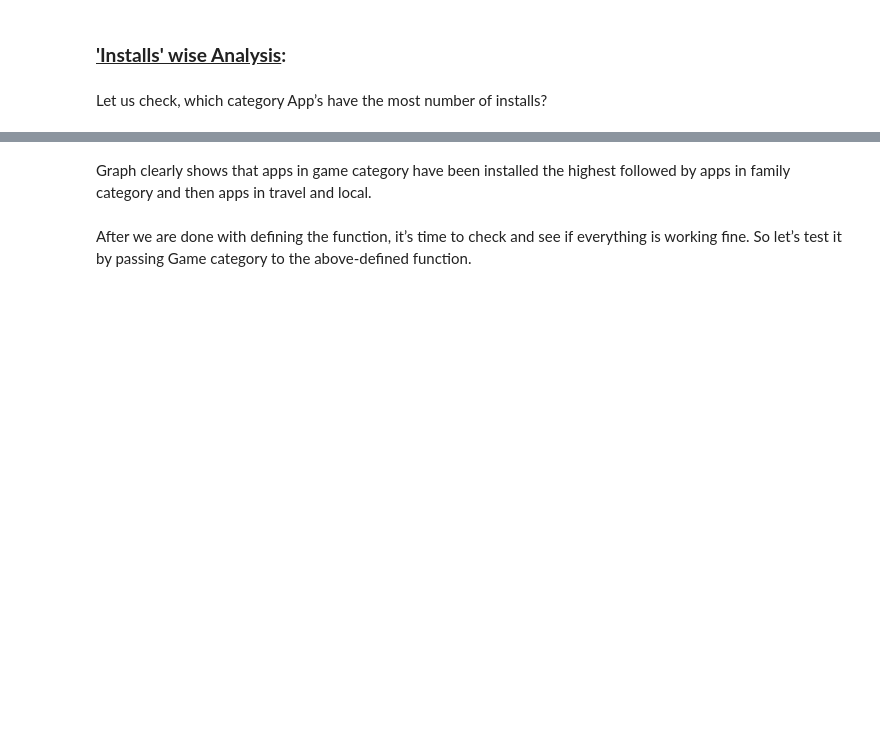
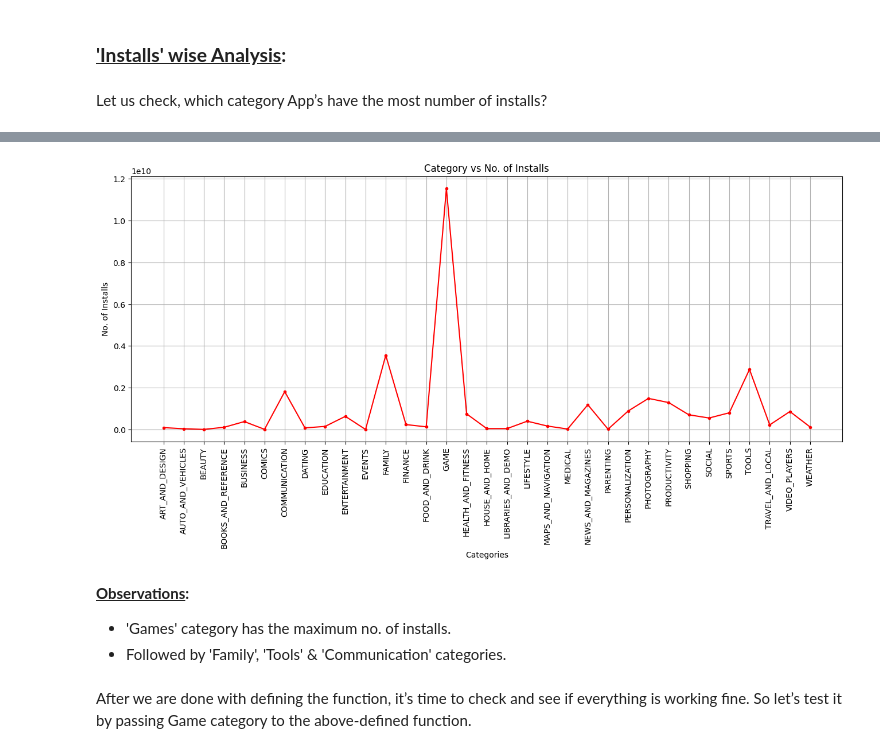
Before and after one commit to aviralsingh2907/PlayStore-App-Review-Analysis, a Jupyter notebook: EDA_Play_Store_App_Review_Analysis.ipynb, the cells around one changed output, grey strips where cells are left out. Cells and saved outputs as stored; diff of their text form; code cells hidden in the pictures; blank space fills up the shorter version.

```diff
--- a/EDA_Play_Store_App_Review_Analysis.ipynb
+++ b/EDA_Play_Store_App_Review_Analysis.ipynb
@@ -624,5 +642,7 @@ We can see from the graph above that 92% of the apps in the Google Play store ar
 # %% [markdown]
 Let us check, which category App’s have the most number of installs?
 # %%
-# defining x
-x = playstore_df.groupby('Category')['Installs'].agg(np.sum)
+# Number of Installs per Category:
+
+num_installs = playstore_df.groupby('Category')['Installs'].agg(np.sum)
+num_installs
@@ -629,13 +667,18 @@ x = playstore_df.groupby('Category')['Installs'].agg(np.sum)
 # %%
-# plotting line graph to determine category highest installations
-plt.figure(figsize=(18,8))
-plt.plot(x,  color='blue', marker='.')
+# Category vs No. of Installs Graph Plot:
+
+plt.figure(figsize=(16,6))
+plt.plot(num_installs,  color='red', marker='.')
 plt.xticks(rotation=90)
-plt.xlabel('Categories---->')
-plt.ylabel('Installs---->')
-plt.title('Category vs Installs')
+plt.xlabel('Categories')
+plt.ylabel('No. of Installs')
+plt.title('Category vs No. of Installs')
 plt.grid()
 plt.show()
+# %% [output]
+[figure, added]
-# %% [markdown]
-Graph clearly shows that apps in game category have been installed the highest followed by apps in family category and then apps in travel and local.
+# %% [markdown]
+<b><u>Observations</u>:</b>
+* 'Games' category has the maximum no. of installs.
+* Followed by 'Family', 'Tools' & 'Communication' categories.
 # %%
```
Also changed, not shown: parts of 57 cells of this notebook.
